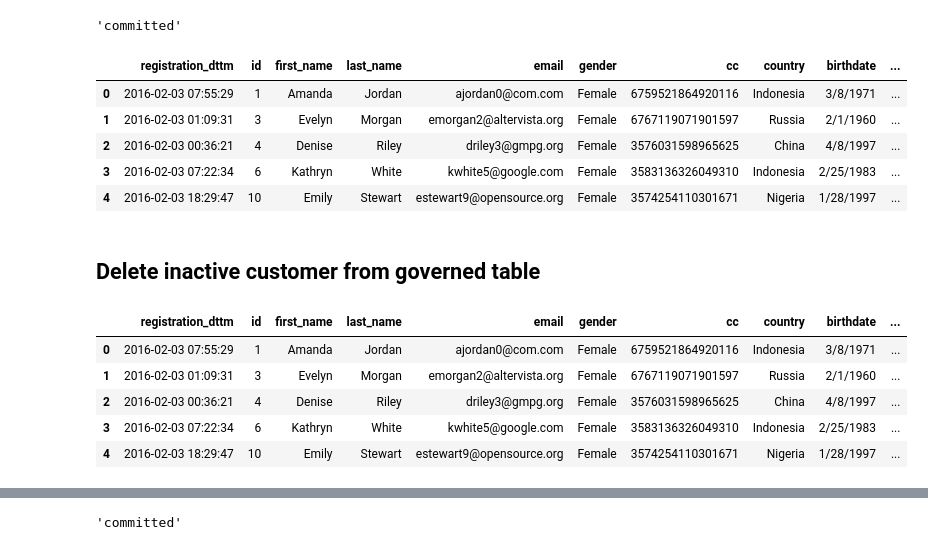
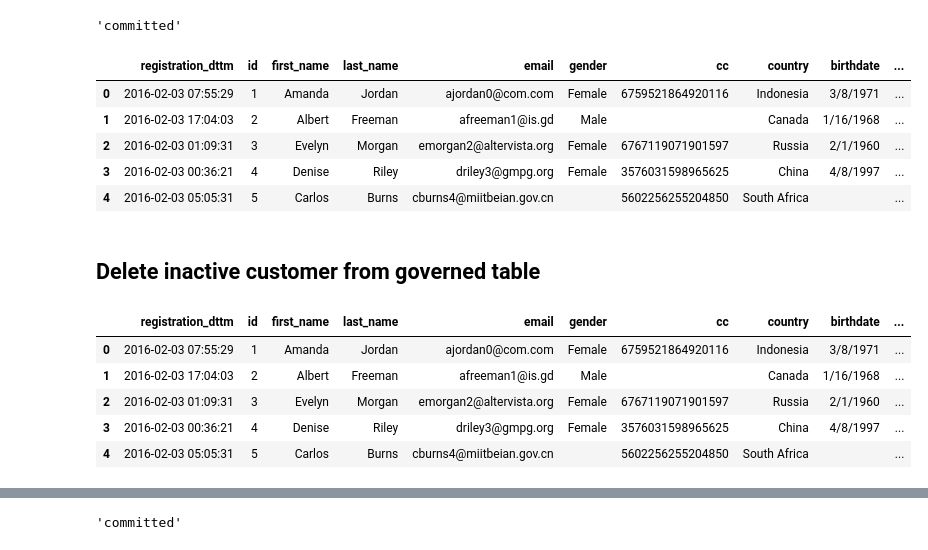
Before and after one commit to alwem82/Bigdata, a Jupyter notebook: governed_table/GovernedTable.ipynb, the cells around one changed output, grey strips where cells are left out. Drawn from its saved outputs; the diff is of its cells as text; code cells hidden in the pictures.

```diff
--- a/governed_table/GovernedTable.ipynb
+++ b/governed_table/GovernedTable.ipynb
@@ -240,17 +242,17 @@ transaction
 # %% [output]
 'committed'
 # %%
-df_val = wr.lakeformation.read_sql_query(
+df_add = wr.lakeformation.read_sql_query(
     sql=f"SELECT * FROM {'governed_demo_table'};",
     database='governed_demo')
-df_val.head()
+df_add.head()
 # %% [output]
 |  | registration_dttm | id | first_name | last_name | email | gender | cc | country | birthdate | ... |
 | 0 | 2016-02-03 07:55:29 | 1 | Amanda | Jordan | ajordan0@com.com | Female | 6759521864920116 | Indonesia | 3/8/1971 | ... |
-| 1 | 2016-02-03 01:09:31 | 3 | Evelyn | Morgan | emorgan2@altervista.org | Female | 6767119071901597 | Russia | 2/1/1960 | ... |
-| 2 | 2016-02-03 00:36:21 | 4 | Denise | Riley | driley3@gmpg.org | Female | 3576031598965625 | China | 4/8/1997 | ... |
-| 3 | 2016-02-03 07:22:34 | 6 | Kathryn | White | kwhite5@google.com | Female | 3583136326049310 | Indonesia | 2/25/1983 | ... |
-| 4 | 2016-02-03 18:29:47 | 10 | Emily | Stewart | estewart9@opensource.org | Female | 3574254110301671 | Nigeria | 1/28/1997 | ... |
+| 1 | 2016-02-03 17:04:03 | 2 | Albert | Freeman | afreeman1@is.gd | Male |  | Canada | 1/16/1968 | ... |
+| 2 | 2016-02-03 01:09:31 | 3 | Evelyn | Morgan | emorgan2@altervista.org | Female | 6767119071901597 | Russia | 2/1/1960 | ... |
+| 3 | 2016-02-03 00:36:21 | 4 | Denise | Riley | driley3@gmpg.org | Female | 3576031598965625 | China | 4/8/1997 | ... |
+| 4 | 2016-02-03 05:05:31 | 5 | Carlos | Burns | cburns4@miitbeian.gov.cn |  | 5602256255204850 | South Africa |  | ... |
 # %% [markdown]
 ## Delete inactive customer from governed table
 # %%
@@ -263,14 +265,14 @@ inactive_customer = DataFrame(df_inactive)
 df_del = wr.lakeformation.read_sql_query(
     sql=f"SELECT * FROM {'governed_demo_table'};",
     database='governed_demo')
-df_add.head()
+df_del.head()
 # %% [output]
 |  | registration_dttm | id | first_name | last_name | email | gender | cc | country | birthdate | ... |
 | 0 | 2016-02-03 07:55:29 | 1 | Amanda | Jordan | ajordan0@com.com | Female | 6759521864920116 | Indonesia | 3/8/1971 | ... |
-| 1 | 2016-02-03 01:09:31 | 3 | Evelyn | Morgan | emorgan2@altervista.org | Female | 6767119071901597 | Russia | 2/1/1960 | ... |
-| 2 | 2016-02-03 00:36:21 | 4 | Denise | Riley | driley3@gmpg.org | Female | 3576031598965625 | China | 4/8/1997 | ... |
-| 3 | 2016-02-03 07:22:34 | 6 | Kathryn | White | kwhite5@google.com | Female | 3583136326049310 | Indonesia | 2/25/1983 | ... |
-| 4 | 2016-02-03 18:29:47 | 10 | Emily | Stewart | estewart9@opensource.org | Female | 3574254110301671 | Nigeria | 1/28/1997 | ... |
+| 1 | 2016-02-03 17:04:03 | 2 | Albert | Freeman | afreeman1@is.gd | Male |  | Canada | 1/16/1968 | ... |
+| 2 | 2016-02-03 01:09:31 | 3 | Evelyn | Morgan | emorgan2@altervista.org | Female | 6767119071901597 | Russia | 2/1/1960 | ... |
+| 3 | 2016-02-03 00:36:21 | 4 | Denise | Riley | driley3@gmpg.org | Female | 3576031598965625 | China | 4/8/1997 | ... |
+| 4 | 2016-02-03 05:05:31 | 5 | Carlos | Burns | cburns4@miitbeian.gov.cn |  | 5602256255204850 | South Africa |  | ... |
 # %%
 #active 고객만 선택함.
 df_del = df_del[df_del.id.isin(inactive_customer.id)==False]
```
Also changed, not shown: parts of 14 cells of this notebook.
